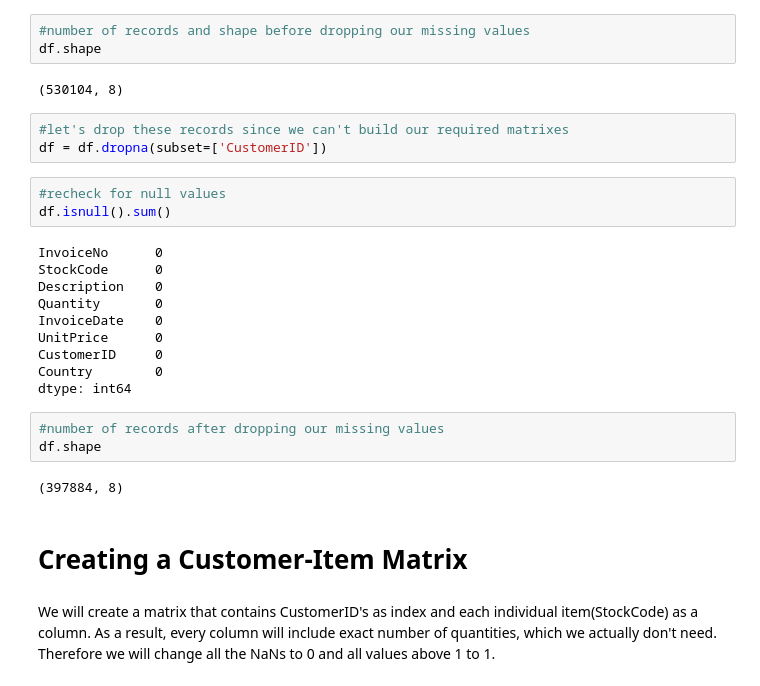
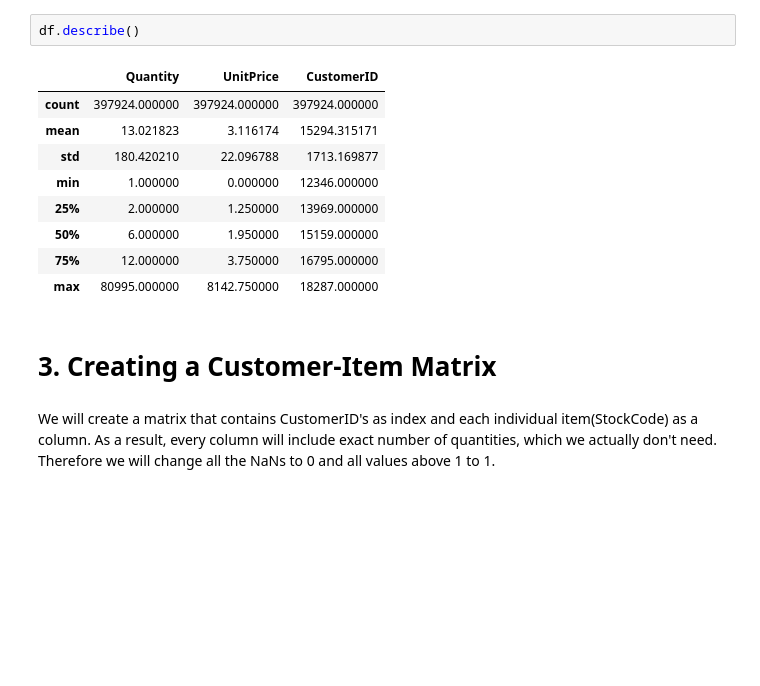
Before and after one commit to eozhisarcikli/product-recommendation, a Jupyter notebook: Customer Based Collaborative Filtering.ipynb, the cells around one changed output. Saved outputs shown, nothing was run; the diff lists cells and outputs as text; blank space fills up the shorter version.

```diff
--- a/Customer Based Collaborative Filtering.ipynb
+++ b/Customer Based Collaborative Filtering.ipynb
@@ -87,31 +108,17 @@ df.loc[df['CustomerID'].isna()].head()
-# %%
-#number of records and shape before dropping our missing values
-df.shape
-# %% [output]
-(530104, 8)
-# %%
-#let's drop these records since we can't build our required matrixes
-df = df.dropna(subset=['CustomerID'])
-# %%
-#recheck for null values
-df.isnull().sum()
-# %% [output]
-InvoiceNo      0
-StockCode      0
-Description    0
-Quantity       0
-InvoiceDate    0
-UnitPrice      0
-CustomerID     0
-Country        0
-dtype: int64
-# %%
-#number of records after dropping our missing values
-df.shape
-# %% [output]
-(397884, 8)
+# %%
+df.describe()
+# %% [output]
+|  | Quantity | UnitPrice | CustomerID |
+| count | 397924.000000 | 397924.000000 | 397924.000000 |
+| mean | 13.021823 | 3.116174 | 15294.315171 |
+| std | 180.420210 | 22.096788 | 1713.169877 |
+| min | 1.000000 | 0.000000 | 12346.000000 |
+| 25% | 2.000000 | 1.250000 | 13969.000000 |
+| 50% | 6.000000 | 1.950000 | 15159.000000 |
+| 75% | 12.000000 | 3.750000 | 16795.000000 |
+| max | 80995.000000 | 8142.750000 | 18287.000000 |
 # %% [markdown]
-# Creating a Customer-Item Matrix
+# 3. Creating a Customer-Item Matrix
 # %% [markdown]
 We will create a matrix that contains CustomerID's as index and each individual item(StockCode) as a column. As a result, every column will include exact number of quantities, which we actually don't need. Therefore we will change all the NaNs to 0 and all values above 1 to 1.
 # %%
```
Also changed, not shown: parts of 42 cells of this notebook.
